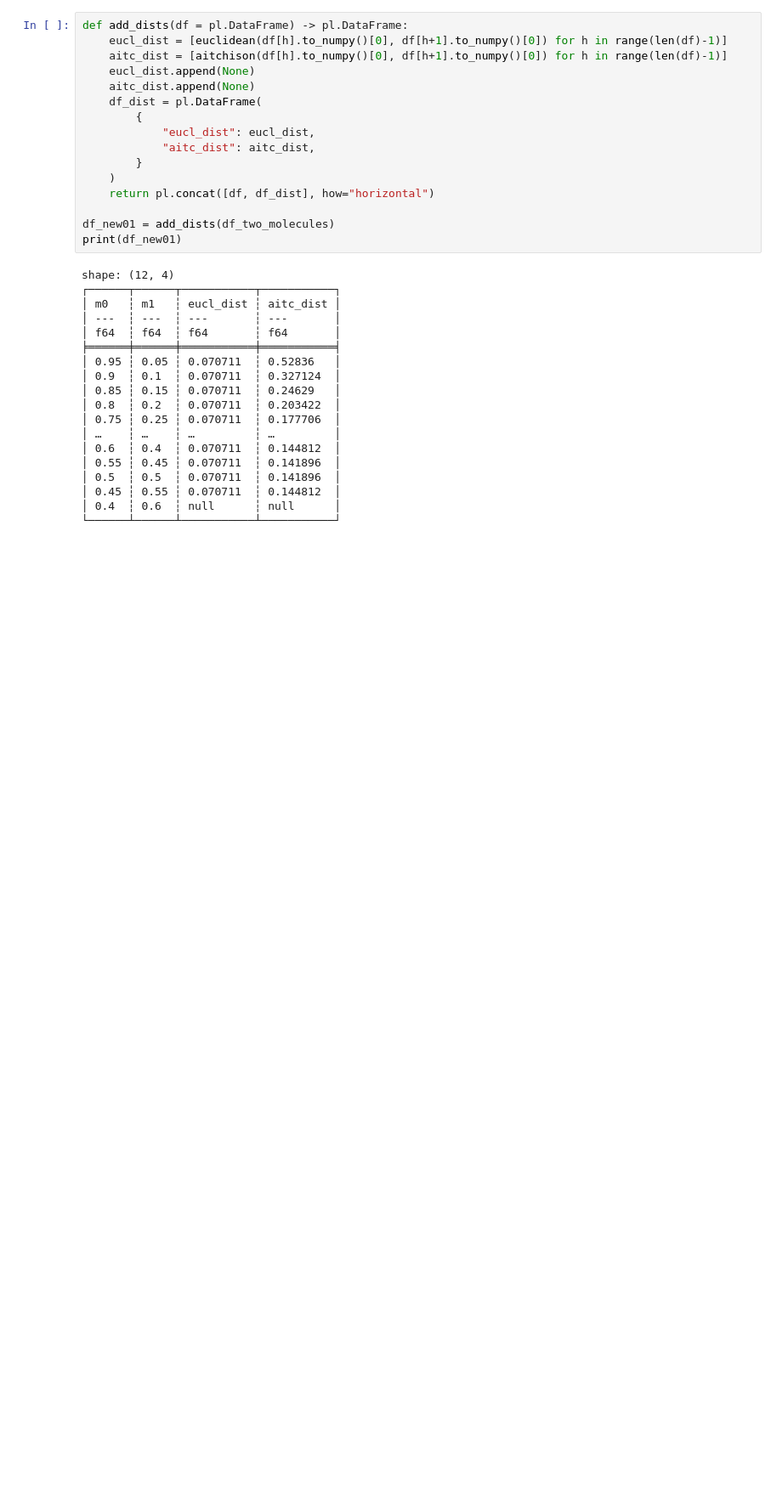
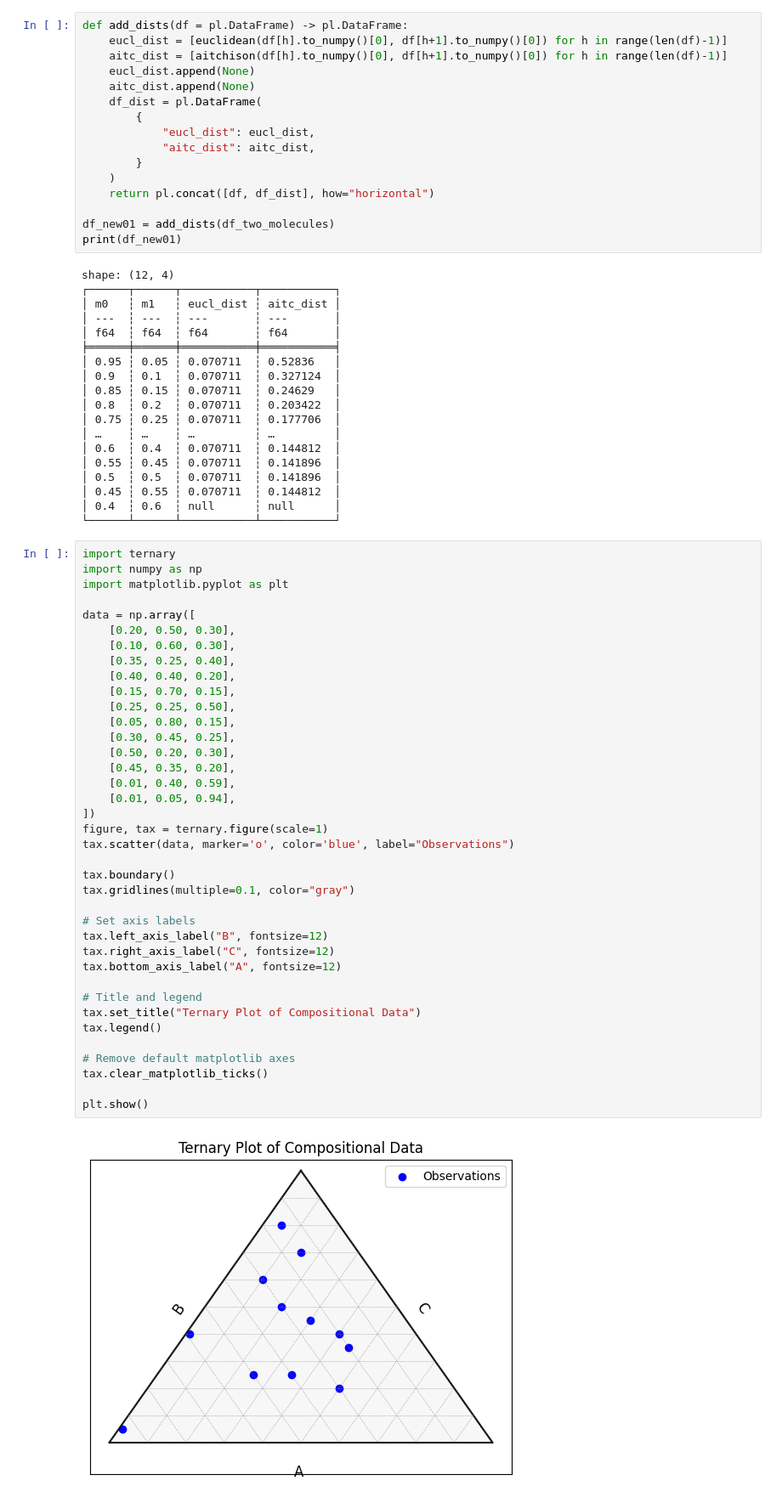
Before and after one commit to dtu-qmcm/cmfa, a Jupyter notebook: notebooks/theoretical_example.ipynb, the cells around one changed output. Shown at 85% size. Drawn from its saved outputs; the diff is of its cells as text; blank space fills up the shorter version.

Commit message:
permutation plot and 0-space for clr

```diff
--- a/notebooks/theoretical_example.ipynb
+++ b/notebooks/theoretical_example.ipynb
@@ -148,3 +143,43 @@ shape: (12, 4)
 │ 0.45 ┆ 0.55 ┆ 0.070711  ┆ 0.144812  │
 │ 0.4  ┆ 0.6  ┆ null      ┆ null      │
 └──────┴──────┴───────────┴───────────┘
+# %%
+import ternary
+import numpy as np
+import matplotlib.pyplot as plt
+
+data = np.array([
+    [0.20, 0.50, 0.30],
+    [0.10, 0.60, 0.30],
+    [0.35, 0.25, 0.40],
+    [0.40, 0.40, 0.20],
+    [0.15, 0.70, 0.15],
+    [0.25, 0.25, 0.50],
+    [0.05, 0.80, 0.15],
+    [0.30, 0.45, 0.25],
+    [0.50, 0.20, 0.30],
+    [0.45, 0.35, 0.20],
+    [0.01, 0.40, 0.59],
+    [0.01, 0.05, 0.94],
+])
+figure, tax = ternary.figure(scale=1)
+tax.scatter(data, marker='o', color='blue', label="Observations")
+
+tax.boundary()
+tax.gridlines(multiple=0.1, color="gray")
+
+# Set axis labels
+tax.left_axis_label("B", fontsize=12)
+tax.right_axis_label("C", fontsize=12)
+tax.bottom_axis_label("A", fontsize=12)
+
+# Title and legend
+tax.set_title("Ternary Plot of Compositional Data")
+tax.legend()
+
+# Remove default matplotlib axes
+tax.clear_matplotlib_ticks()
+
+plt.show()
+# %% [output]
+[figure, added]
```
Also changed, not shown: parts of 3 cells of this notebook, 3 other files.
